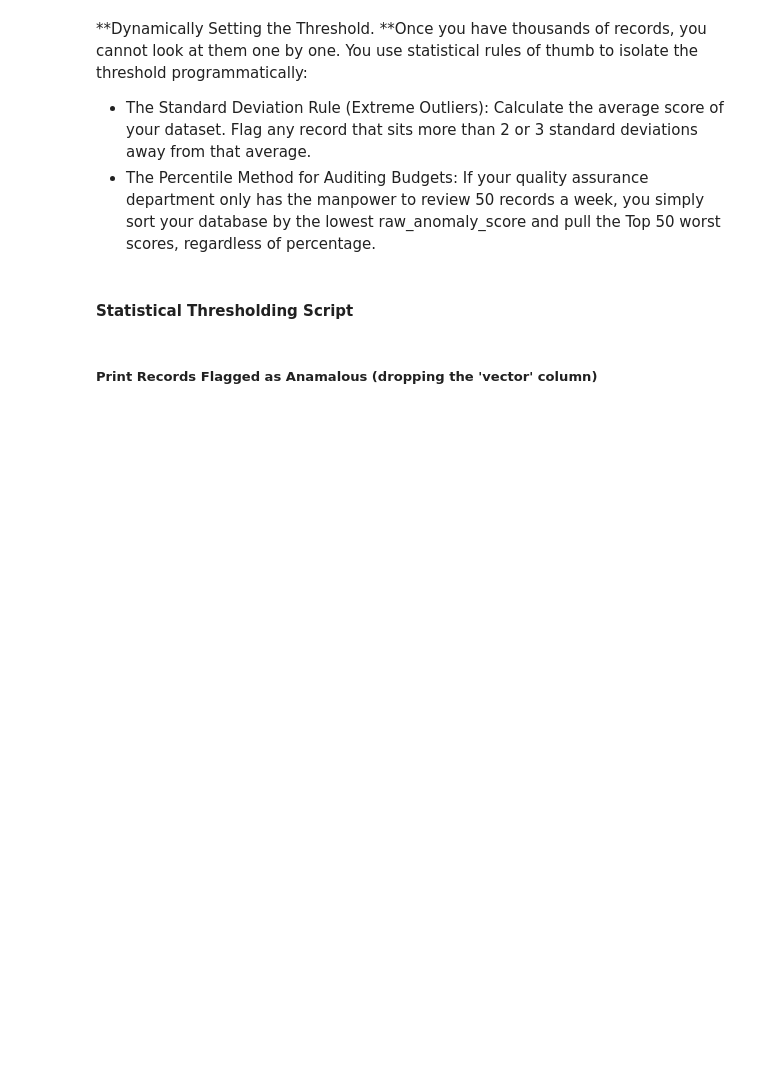
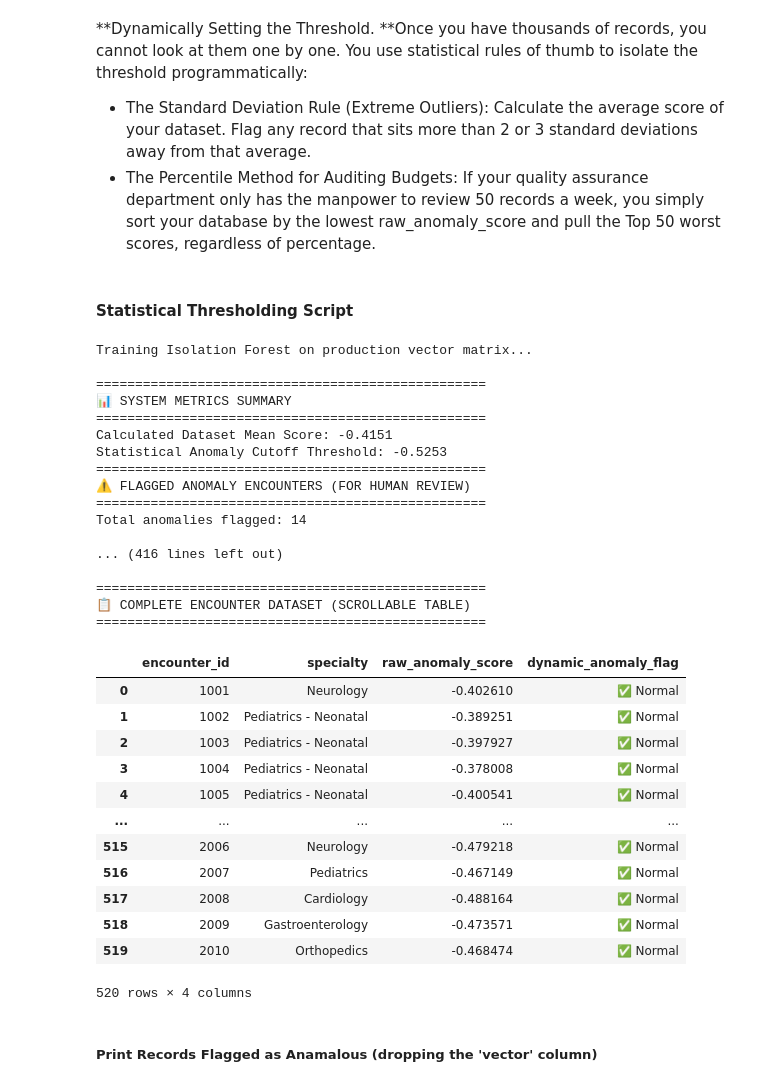
Before and after one commit to BarryDeCicco/Dimensional_Reduction, a Jupyter notebook: BERT_Pipeline_FIXED.ipynb, the cells around one changed output. Cells and saved outputs as stored; diff of their text form; code cells hidden in the pictures; blank space fills up the shorter version.

Commit message:
Fix Colab-only import, remove google.colab dependency

```diff
--- a/BERT_Pipeline_FIXED.ipynb
+++ b/BERT_Pipeline_FIXED.ipynb
@@ -364,7 +434,7 @@ print("✅ Text converted into dense math vectors successfully!")
 import numpy as np
 import textwrap
 from sklearn.ensemble import IsolationForest
-from google.colab import data_table
+# from google.colab import data_table
 
 # 1. Initialize and run the Isolation Forest on your new 1000x768 vector matrix
 print("Training Isolation Forest on production vector matrix...")
@@ -391,34 +461,65 @@ print(f"📊 SYSTEM METRICS SUMMARY")
 print("==================================================")
 print(f"Calculated Dataset Mean Score: {mean_score:.4f}")
 print(f"Statistical Anomaly Cutoff Threshold: {threshold:.4f}")
 
 # 4. Explicitly list all flagged cases first with 80-character line wrapping
 print("==================================================")
 print("⚠️ FLAGGED ANOMALY ENCOUNTERS (FOR HUMAN REVIEW)")
 print("==================================================")
 anomalies_only = df[df['dynamic_anomaly_flag'] == "⚠️ ANOMALY"].sort_values(by='raw_anomaly_score')
 
 print(f"Total anomalies flagged: {len(anomalies_only)}\n")
 
 if len(anomalies_only) > 0:
     for index, row in anomalies_only.iterrows():
         print(f"• ID: {row['encounter_id']} | Specialty: {row['specialty']} | Score: {row['raw_anomaly_score']:.4f}")
 
         # Wrap text to 80 characters and indent subsequent lines cleanly
         wrapped_notes = textwrap.fill(row['clinical_notes'], width=80, initial_indent="  Notes: ", subsequent_indent="         ")
         print(f"{wrapped_notes}\n")
         print("-" * 40)
 else:
     print("No anomalies detected under the current statistical threshold.\n")
 
 # 5. Enable and display the entire dataset in a scrollable format
 print("\n==================================================")
 print("📋 COMPLETE ENCOUNTER DATASET (SCROLLABLE TABLE)")
 print("==================================================")
 
 # Configure Colab's interactive table output settings
-data_table.enable_dataframe_formatter()
+# data_table.enable_dataframe_formatter()
 display(df[['encounter_id', 'specialty', 'raw_anomaly_score', 'dynamic_anomaly_flag']])
+# %% [output]
+Training Isolation Forest on production vector matrix...
+
+==================================================
+📊 SYSTEM METRICS SUMMARY
+==================================================
+Calculated Dataset Mean Score: -0.4151
+Statistical Anomaly Cutoff Threshold: -0.5253
+==================================================
+⚠️ FLAGGED ANOMALY ENCOUNTERS (FOR HUMAN REVIEW)
+==================================================
+Total anomalies flagged: 14
+
+... (416 lines left out)
+
+==================================================
+📋 COMPLETE ENCOUNTER DATASET (SCROLLABLE TABLE)
+==================================================
+|  | encounter_id | specialty | raw_anomaly_score | dynamic_anomaly_flag |
+| 0 | 1001 | Neurology | -0.402610 | ✅ Normal |
+| 1 | 1002 | Pediatrics - Neonatal | -0.389251 | ✅ Normal |
+| 2 | 1003 | Pediatrics - Neonatal | -0.397927 | ✅ Normal |
+| 3 | 1004 | Pediatrics - Neonatal | -0.378008 | ✅ Normal |
+| 4 | 1005 | Pediatrics - Neonatal | -0.400541 | ✅ Normal |
+| ... | ... | ... | ... | ... |
+| 515 | 2006 | Neurology | -0.479218 | ✅ Normal |
+| 516 | 2007 | Pediatrics | -0.467149 | ✅ Normal |
+| 517 | 2008 | Cardiology | -0.488164 | ✅ Normal |
+| 518 | 2009 | Gastroenterology | -0.473571 | ✅ Normal |
+| 519 | 2010 | Orthopedics | -0.468474 | ✅ Normal |
+520 rows × 4 columns
 # %% [markdown]
 ##### Print Records Flagged as Anamalous (dropping the 'vector' column)
 # %%
```
Also changed, not shown: parts of 10 cells of this notebook.
